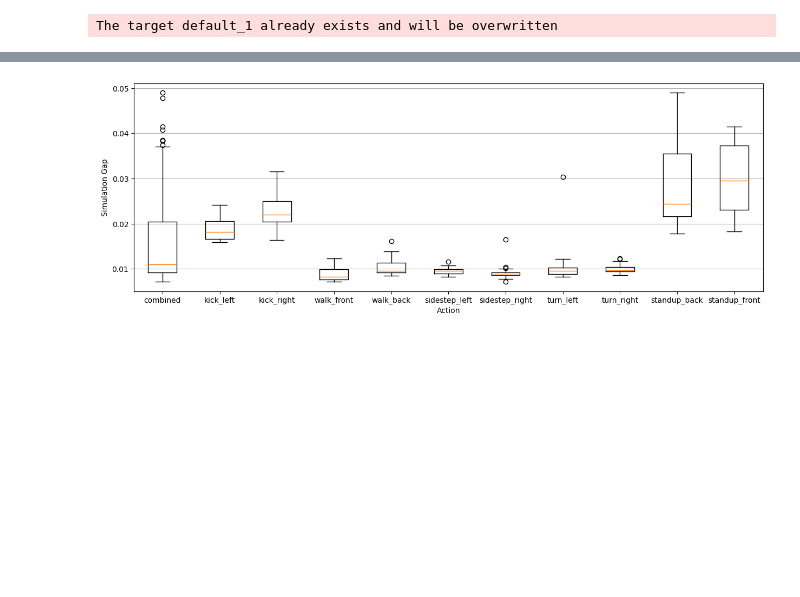
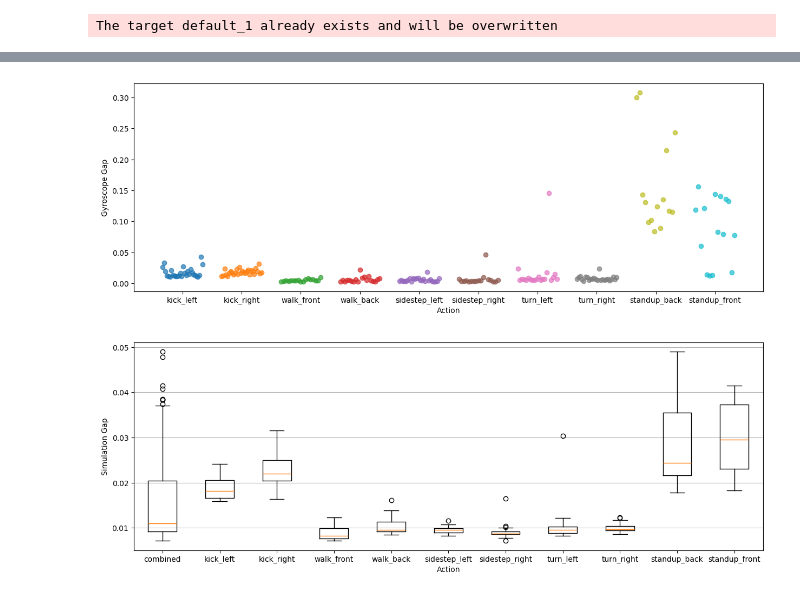
Before and after one commit to DasWHYYYDerWoche/MasterThesis, a Jupyter notebook: testing/eval_1.ipynb, the cells around one changed output, grey strips where cells are left out. Cells and saved outputs as stored; diff of their text form; code cells hidden in the pictures; blank space fills up the shorter version.

```diff
--- a/testing/eval_1.ipynb
+++ b/testing/eval_1.ipynb
@@ -18,10 +18,3 @@ for action, gap_datas in gap_handler._sim_gap_data.items():
         gap = gap_data.get_total_gap_avg()
         action_gaps[action].append(gap)
         action_gaps["combined"].append(gap)
-for gaps in action_gaps.values():
-    gaps.sort()
-for action, gaps in action_gaps.items():
-    p_25 = np.percentile(gaps, 25)
-    p_50 = np.percentile(gaps, 50)
-    p_75 = np.percentile(gaps, 75)
-    print(action + ": " + str(p_25) + ", " + str(p_50) + ", " + str(p_75))
@@ -39,0 +21,14 @@ standup_front: 0.023123978939401792, 0.02957368872468917, 0.03727711952565197
+# %%
+gyro_gaps : dict[str, list[float]] = {}
+for action, gap_datas in gap_handler._sim_gap_data.items():
+    gyro_gaps[action] = []
+    max_val = 0
+    max_identifier = None
+    for gap_data in gap_datas:
+        gap = gap_data.get_total_gap_avg(sensor_names=["x_gyro", "y_gyro", "z_gyro"])
+        gyro_gaps[action].append(gap)
+        if gap > max_val:
+            max_val = gap
+            max_identifier = gap_data.identifier
+
+    print(max_identifier + ": " + str(max_val))
@@ -40,3 +46,22 @@ standup_front: 0.023123978939401792, 0.02957368872468917, 0.03727711952565197
+# %%
+width = 15
+fig, ax = plt.subplots(figsize=(width,5))
+space_per_action = 0.7
+for i, (label, values) in enumerate(gyro_gaps.items()):
+    n = len(values)
+    space_per_value = space_per_action / n
+    offsets = (np.arange(n) - (n - 1) / 2) * space_per_value
+    x = i + offsets
+    ax.scatter(x, values, alpha=0.7)
+
+ax.set_xticks(range(len(gyro_gaps)))
+ax.set_xticklabels(gyro_gaps.keys())
+ax.set_xlabel("Action")
+ax.set_ylabel("Gyroscope Gap")
+plt.savefig("scatter.pdf")
+plt.show()
+# %% [output]
+[figure, added]
 # %%
 plt.figure(figsize=(15,5))
 plt.xlabel("Action")
```
Also changed, not shown: parts of 2 cells of this notebook, 6 other files.
